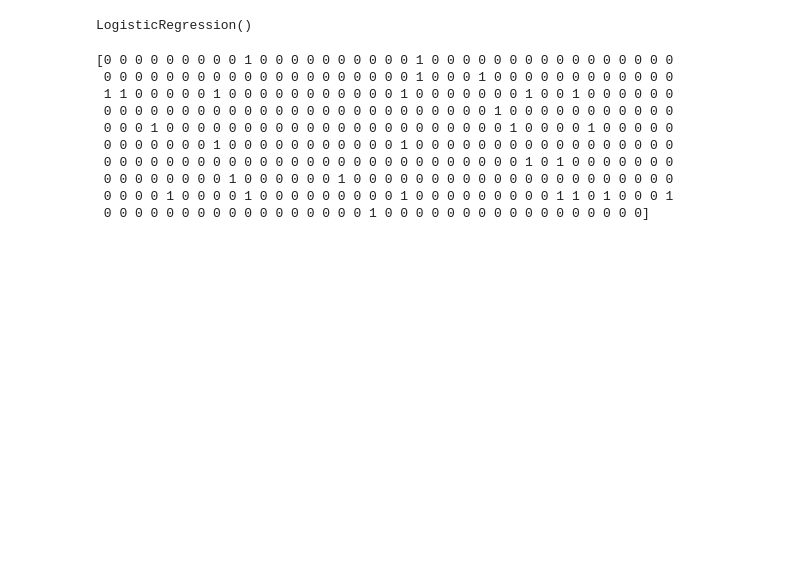
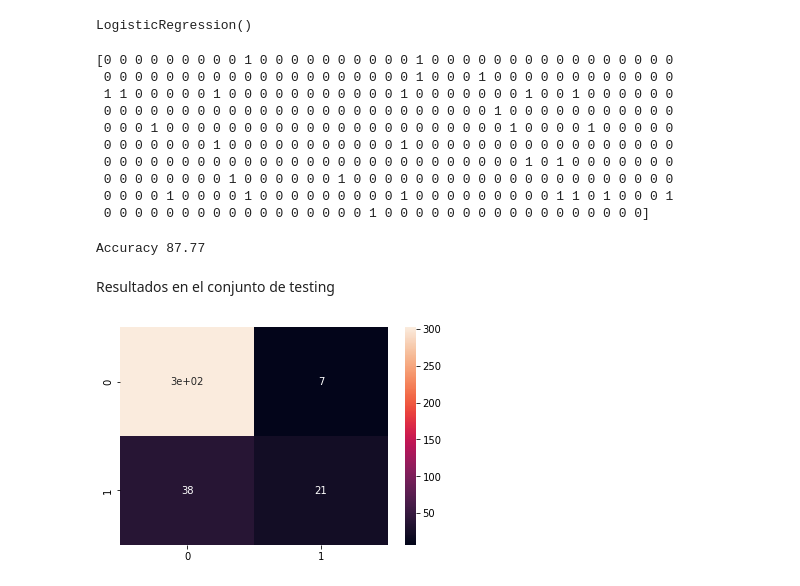
Before and after one commit to FaustinoAndres/HR_department, a Jupyter notebook: hr_department_notebook.ipynb, the cells around one changed output. Saved outputs shown, nothing was run; the diff lists cells and outputs as text; code cells hidden in the pictures; blank space fills up the shorter version.

```diff
--- a/hr_department_notebook.ipynb
+++ b/hr_department_notebook.ipynb
@@ -480,3 +480,15 @@ print(y_pred)
  0 0 0 0 0 0 0 0 0 0 0 0 0 0 0 0 0 1 0 0 0 0 0 0 0 0 0 0 0 0 0 0 0 0 0]
 # %%
 from sklearn.metrics import confusion_matrix, classification_report
+# %%
+print(f'Accuracy {round(100*accuracy_score(y_pred, y_test), 2)}')
+# %% [output]
+Accuracy 87.77
+# %% [markdown]
+Resultados en el conjunto de testing
+# %%
+cm_lr = confusion_matrix(y_test, y_pred)
+sns.heatmap(cm_lr, annot=True)
+plt.show()
+# %% [output]
+[figure, added]
```
Also changed, not shown: parts of 1 cell of this notebook.
